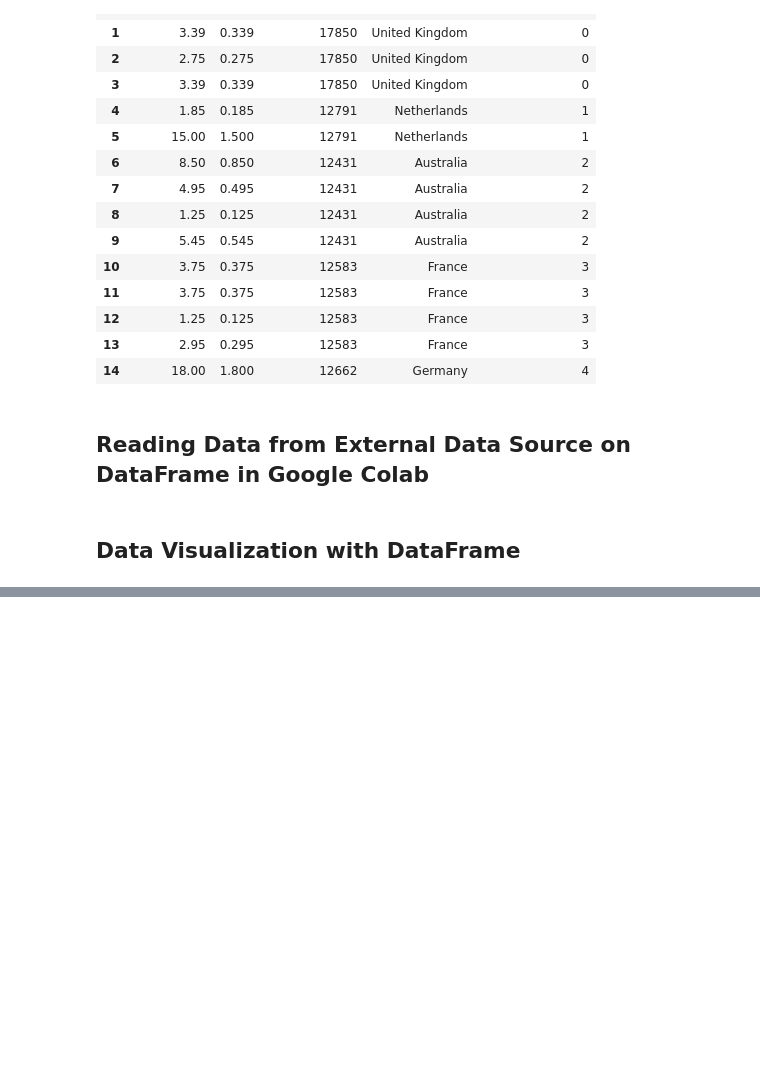
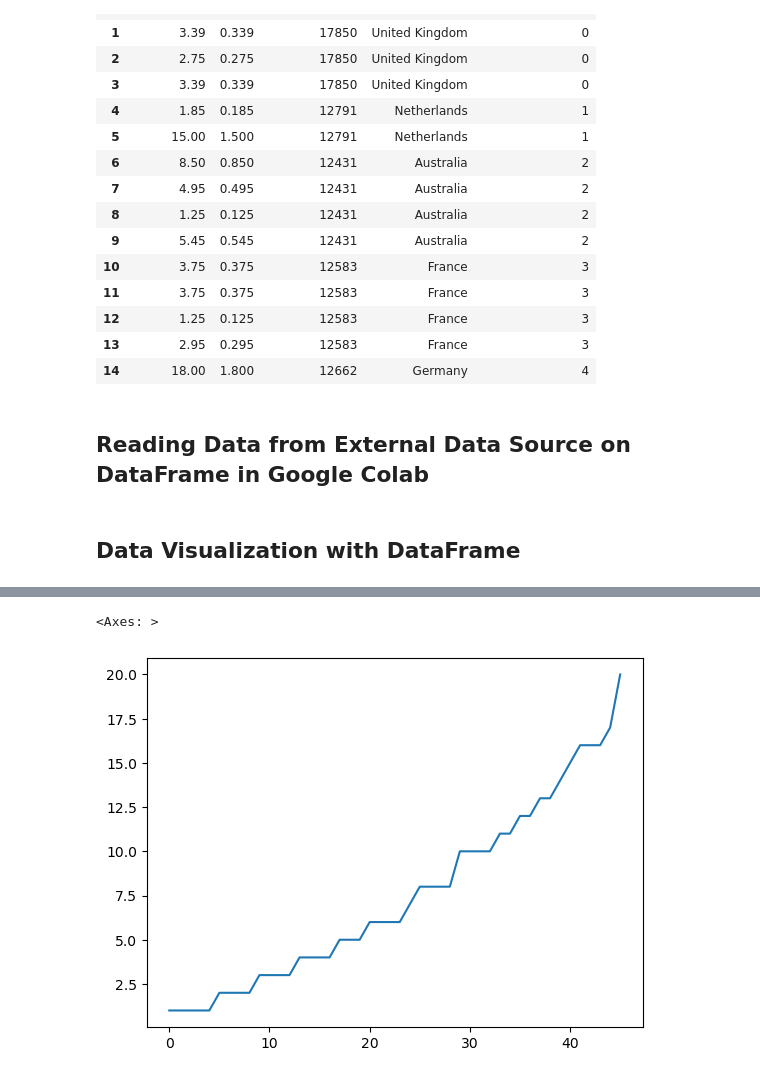
Before and after one commit to toarnabtrainer/Secure-Meter-Classwork, a Jupyter notebook: Pandas.ipynb, the cells around one changed output, grey strips where cells are left out. Drawn from its saved outputs; the diff is of its cells as text; code cells hidden in the pictures; blank space fills up the shorter version.

```diff
--- a/Pandas.ipynb
+++ b/Pandas.ipynb
@@ -1880,3 +1880,7 @@ df = pd.read_csv("/content/sample_data/mnist_test.csv")
 df.head()
 # %% [markdown]
 ## **Data Visualization with DataFrame**
+# %%
+df = pd.read_csv("https://raw.githubusercontent.com/toarnabtrainer/Secure-Meter-Classwork/refs/heads/main/Datafile/salary_table.csv")
+display(df.head())
+print(df.shape)
@@ -1882,0 +1932,5 @@ df.head()
+# %%
+df.experience.plot()
+# %% [output]
+<Axes: >
+[figure, added]
```
Also changed, not shown: parts of 13 cells of this notebook.
